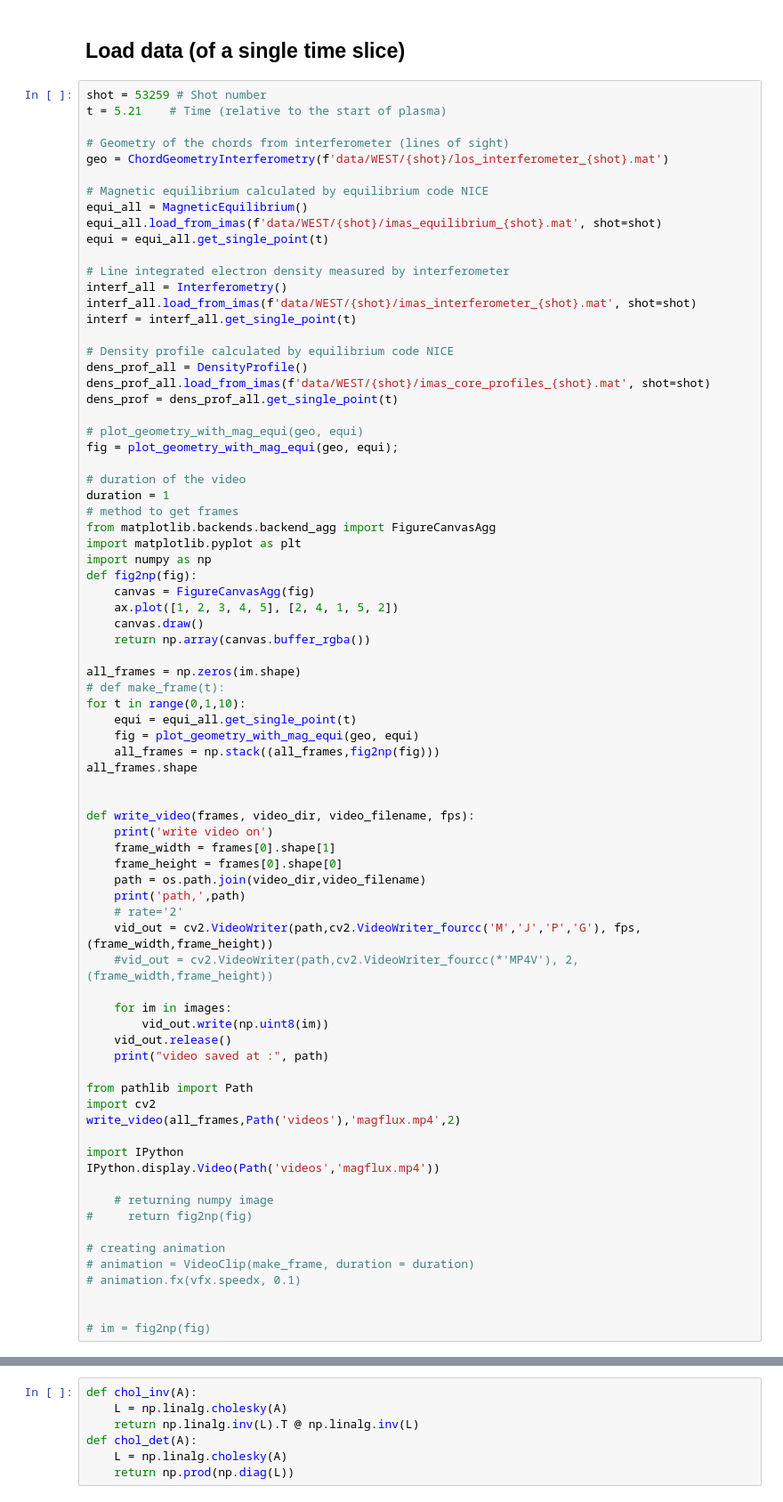
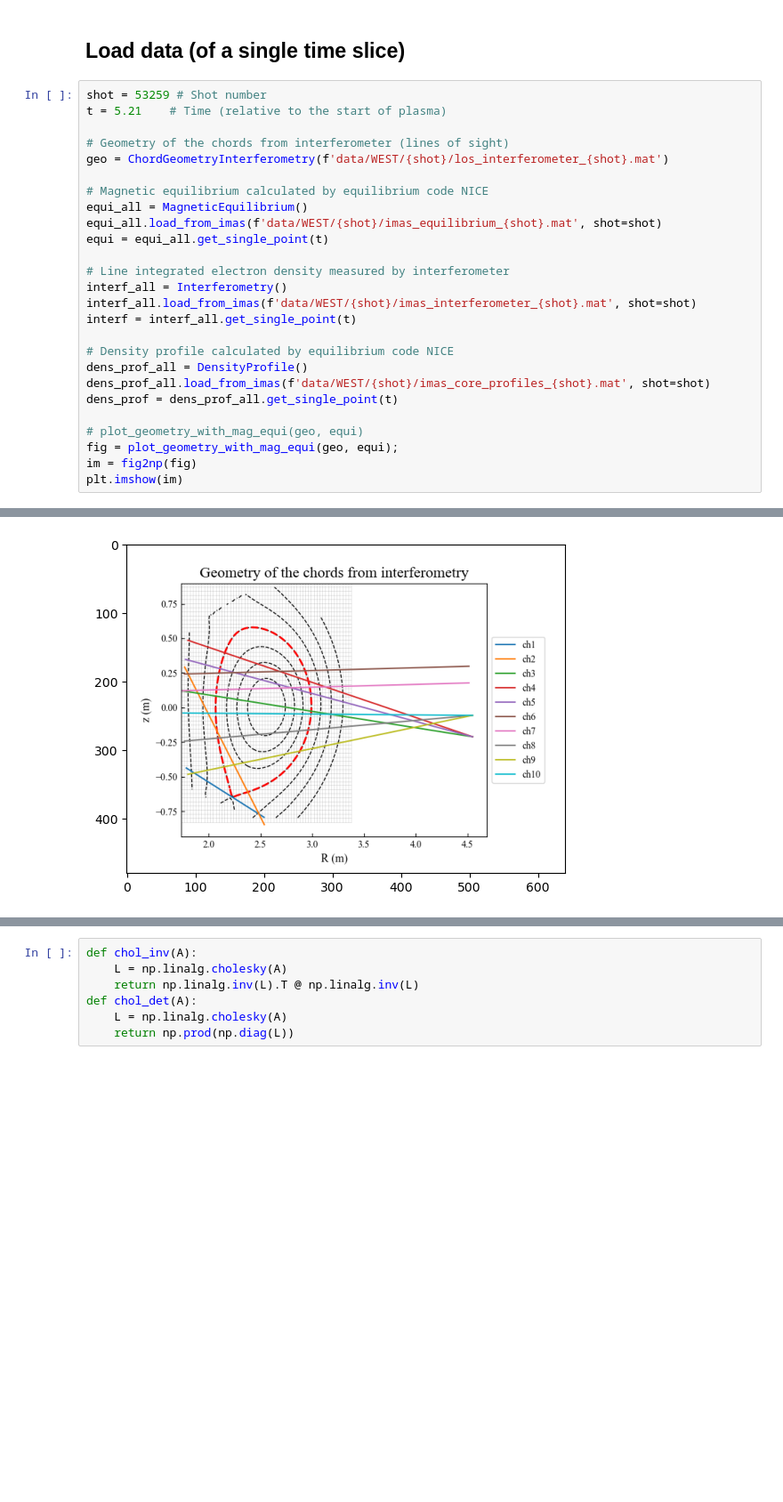
Before and after one commit to DanHarJor/Improving-Electron-Density-Profile-Inference-within-a-Tokamak-using-Bayesian-Techniques, a Jupyter notebook: ElectronDensityProfileInferenceRealData/InterferometryInference.ipynb, the cells around one changed output, grey strips where cells are left out. Shown at 89% size. Saved outputs shown, nothing was run; the diff lists cells and outputs as text; blank space fills up the shorter version.

```diff
--- a/ElectronDensityProfileInferenceRealData/InterferometryInference.ipynb
+++ b/ElectronDensityProfileInferenceRealData/InterferometryInference.ipynb
@@ -86,57 +52,6 @@ dens_prof = dens_prof_all.get_single_point(t)
 
 # plot_geometry_with_mag_equi(geo, equi)
 fig = plot_geometry_with_mag_equi(geo, equi);
-
-# duration of the video
-duration = 1
-# method to get frames
-from matplotlib.backends.backend_agg import FigureCanvasAgg
-import matplotlib.pyplot as plt
-import numpy as np
-def fig2np(fig):
-    canvas = FigureCanvasAgg(fig)
-    ax.plot([1, 2, 3, 4, 5], [2, 4, 1, 5, 2])
-    canvas.draw()
-    return np.array(canvas.buffer_rgba())
-
-all_frames = np.zeros(im.shape)
-# def make_frame(t):
-for t in range(0,1,10):
-    equi = equi_all.get_single_point(t)
-    fig = plot_geometry_with_mag_equi(geo, equi)
-    all_frames = np.stack((all_frames,fig2np(fig)))
-all_frames.shape
-
-
-def write_video(frames, video_dir, video_filename, fps):
-    print('write video on')
-    frame_width = frames[0].shape[1]
-    frame_height = frames[0].shape[0]
-    path = os.path.join(video_dir,video_filename)
-    print('path,',path)
-    # rate='2'
-    vid_out = cv2.VideoWriter(path,cv2.VideoWriter_fourcc('M','J','P','G'), fps, (frame_width,frame_height))
-    #vid_out = cv2.VideoWriter(path,cv2.VideoWriter_fourcc(*'MP4V'), 2, (frame_width,frame_height))
-
-    for im in images:
-        vid_out.write(np.uint8(im))
-    vid_out.release()
-    print("video saved at :", path)
-
-from pathlib import Path
-import cv2
-write_video(all_frames,Path('videos'),'magflux.mp4',2)
-
-import IPython
-IPython.display.Video(Path('videos','magflux.mp4'))
-
-    # returning numpy image
-#     return fig2np(fig)
-
-# creating animation
-# animation = VideoClip(make_frame, duration = duration)
-# animation.fx(vfx.speedx, 0.1)
-
-
-# im = fig2np(fig)
+im = fig2np(fig)
+plt.imshow(im)
 # %% [output]
@@ -143,0 +59 @@ ModuleNotFoundError: No module named 'cv2'
+[figure, added]
```
Also changed, not shown: parts of 13 cells of this notebook.
